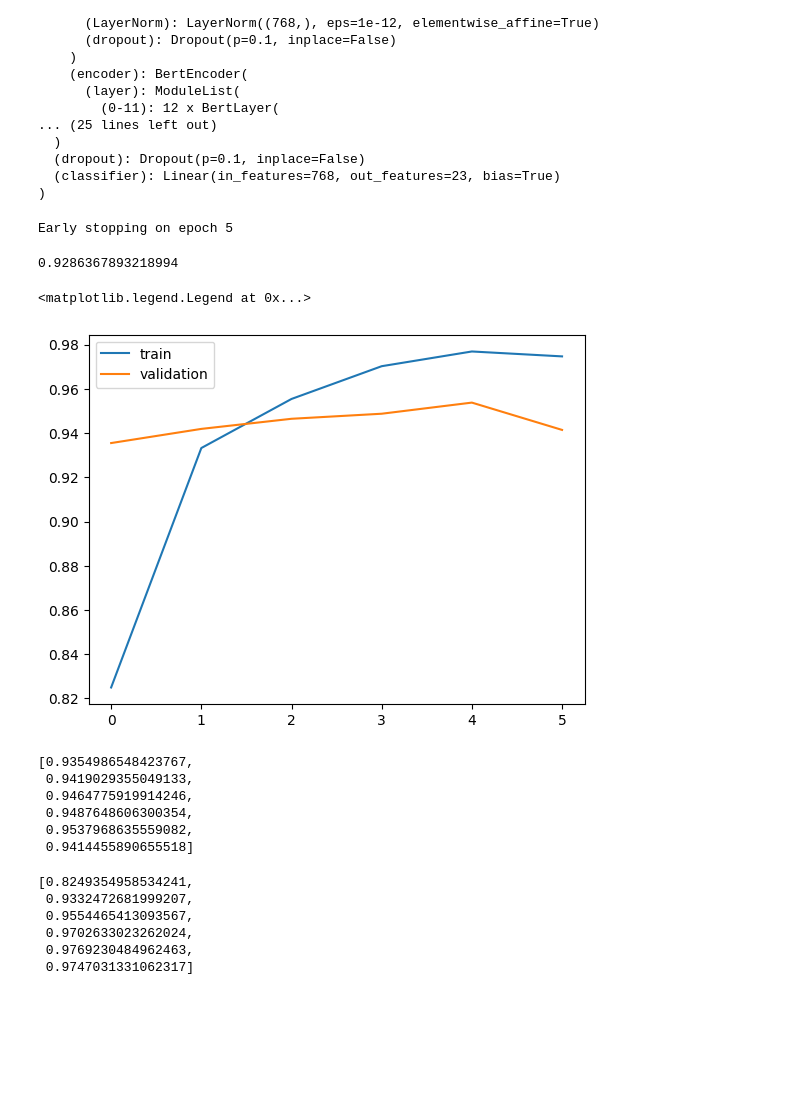
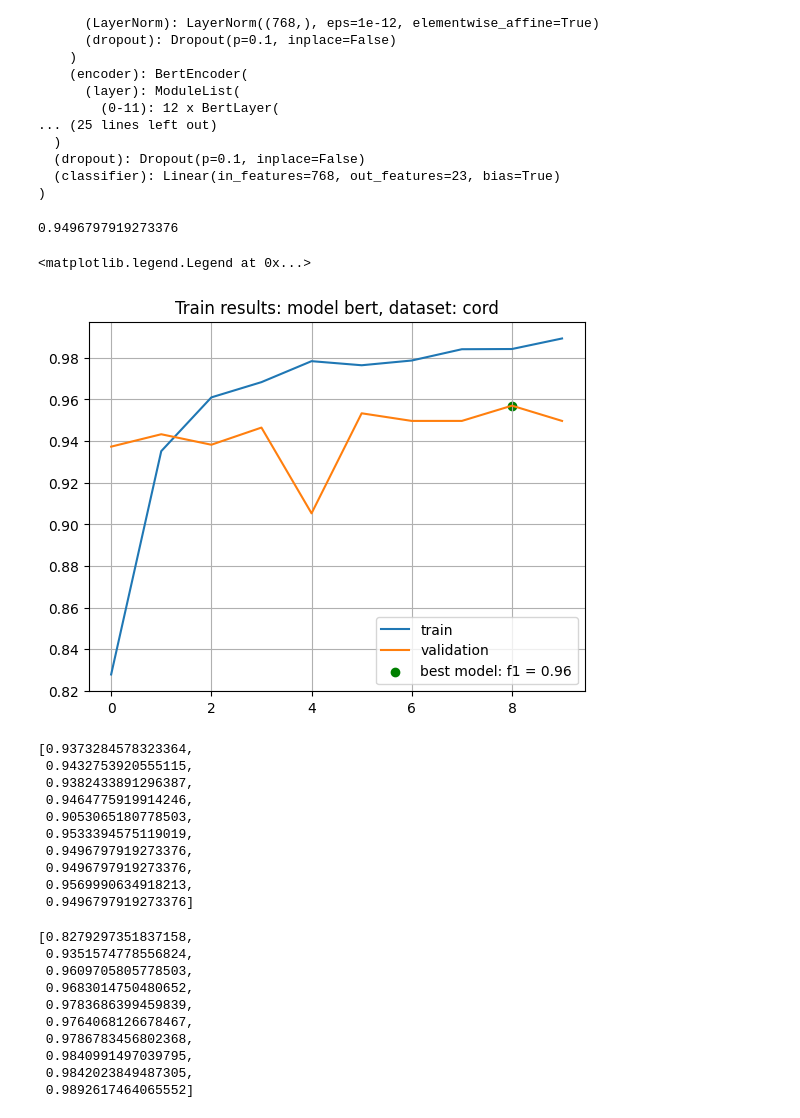
Before and after one commit to peulsilva/few-shot-learning-transformers, a Jupyter notebook: notebooks/bert/01-cord.ipynb, the cells around one changed output. Saved outputs shown, nothing was run; the diff lists cells and outputs as text; code cells hidden in the pictures; blank space fills up the shorter version.

Commit message:
updated trains with all datasets

```diff
--- a/notebooks/bert/01-cord.ipynb
+++ b/notebooks/bert/01-cord.ipynb
@@ -25,6 +25,8 @@ from src.model.trainer import Trainer
 mkdir: cannot create directory ‘logs’: File exists
 # %%
 logging.basicConfig(filename='logs/bert_cord.log', encoding='utf-8', level= logging.INFO)
+# %%
+bert_tokenizer =AutoTokenizer.from_pretrained("bert-base-uncased")
 # %% [markdown]
 ## Obtaining data
 # %%
@@ -34,9 +38,15 @@ Repo card metadata block was not found. Setting CardData to empty.
 # %%
 n_classes = len(dataset['train'].features['ner_tags'].feature.names)
 # %%
-train_dataset = ImageLayoutDataset(dataset['train'])
+train_dataset = ImageLayoutDataset(
+    dataset['train'],
+    bert_tokenizer
+)
 # %%
-validation_dataset = ImageLayoutDataset(dataset['validation'])
+validation_dataset = ImageLayoutDataset(
+    dataset['validation'],
+    bert_tokenizer
+)
 # %%
 train_dataloader = DataLoader(
     train_dataset,
@@ -75,8 +85,7 @@ BertForTokenClassification(
   (classifier): Linear(in_features=768, out_features=23, bias=True)
 )
 # %%
-trainer = Trainer(bert,
-                  model_type="bert")
+trainer = BertTrainer(bert)
 # %%
 trainer.compile(
     train_dataloader,
@@ -84,9 +93,7 @@ trainer.compile(
     n_classes= n_classes,
     device = "cuda"
 )
-# %% [output]
-Early stopping on epoch 5
 # %%
 trainer.history['validation-f1'][-1]
 # %% [output]
-0.9286367893218994
+0.9496797919273376
@@ -93,28 +105,44 @@ trainer.history['validation-f1'][-1]
 # %%
 plt.plot(trainer.history['train-f1'],
          label = "train")
 plt.plot(trainer.history['validation-f1'],
          label = "validation")
 
+plt.title(f"Train results: model {trainer.model_name}, dataset: {dataset_name}")
+plt.scatter(
+    8,
+    trainer.best_f1.item(),
+    color = "green",
+    label = f"best model: f1 = {round(trainer.best_f1.item(), 2)}"
+)
+plt.grid()
 plt.legend()
 # %% [output]
 <matplotlib.legend.Legend at 0x...>
-[figure, old version]
+[figure, new version]
 # %%
 trainer.history['validation-f1']
 # %% [output]
-[0.9354986548423767,
- 0.9419029355049133,
+[0.9373284578323364,
+ 0.9432753920555115,
+ 0.9382433891296387,
  0.9464775919914246,
- 0.9487648606300354,
- 0.9537968635559082,
- 0.9414455890655518]
+ 0.9053065180778503,
+ 0.9533394575119019,
+ 0.9496797919273376,
+ 0.9496797919273376,
+ 0.9569990634918213,
+ 0.9496797919273376]
 # %%
 trainer.history['train-f1']
 # %% [output]
-[0.8249354958534241,
- 0.9332472681999207,
- 0.9554465413093567,
- 0.9702633023262024,
- 0.9769230484962463,
- 0.9747031331062317]
+[0.8279297351837158,
+ 0.9351574778556824,
+ 0.9609705805778503,
+ 0.9683014750480652,
+ 0.9783686399459839,
+ 0.9764068126678467,
+ 0.9786783456802368,
+ 0.9840991497039795,
+ 0.9842023849487305,
+ 0.9892617464065552]
```
Also changed, not shown: parts of 3 cells of this notebook, 5 other files.
